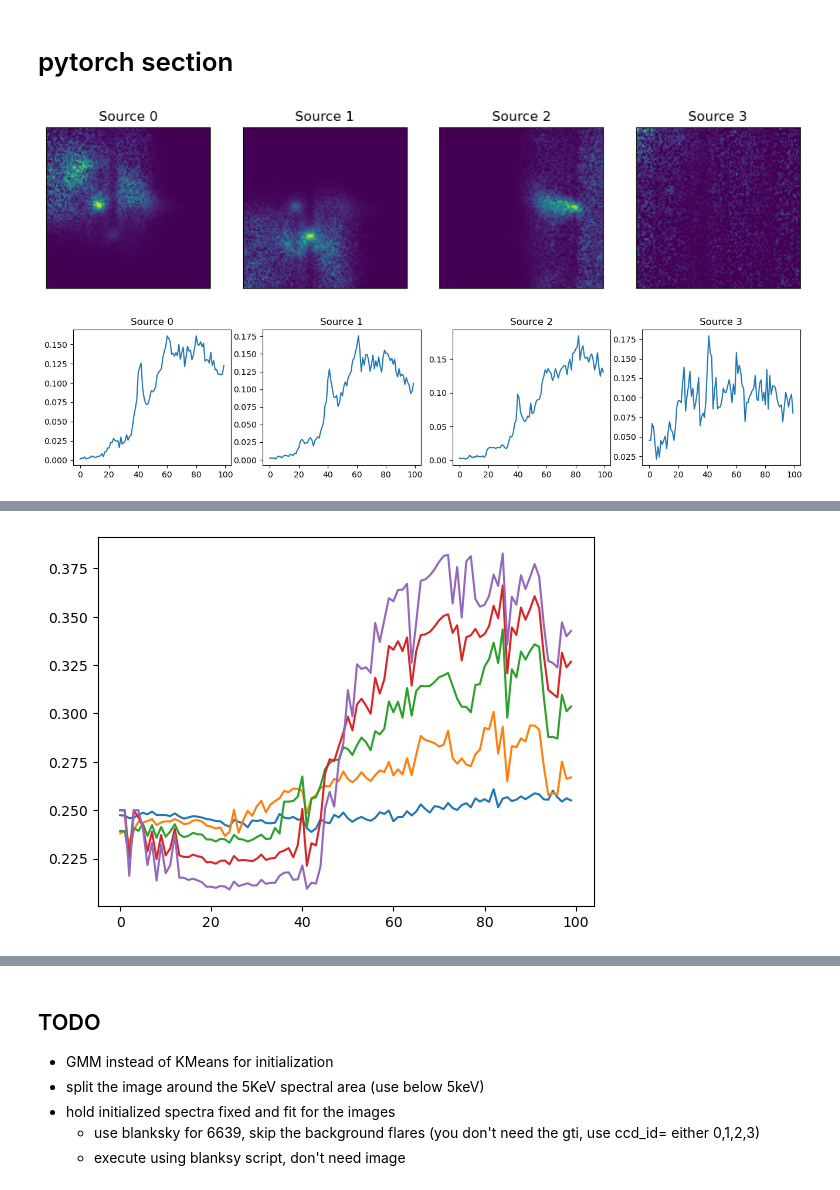
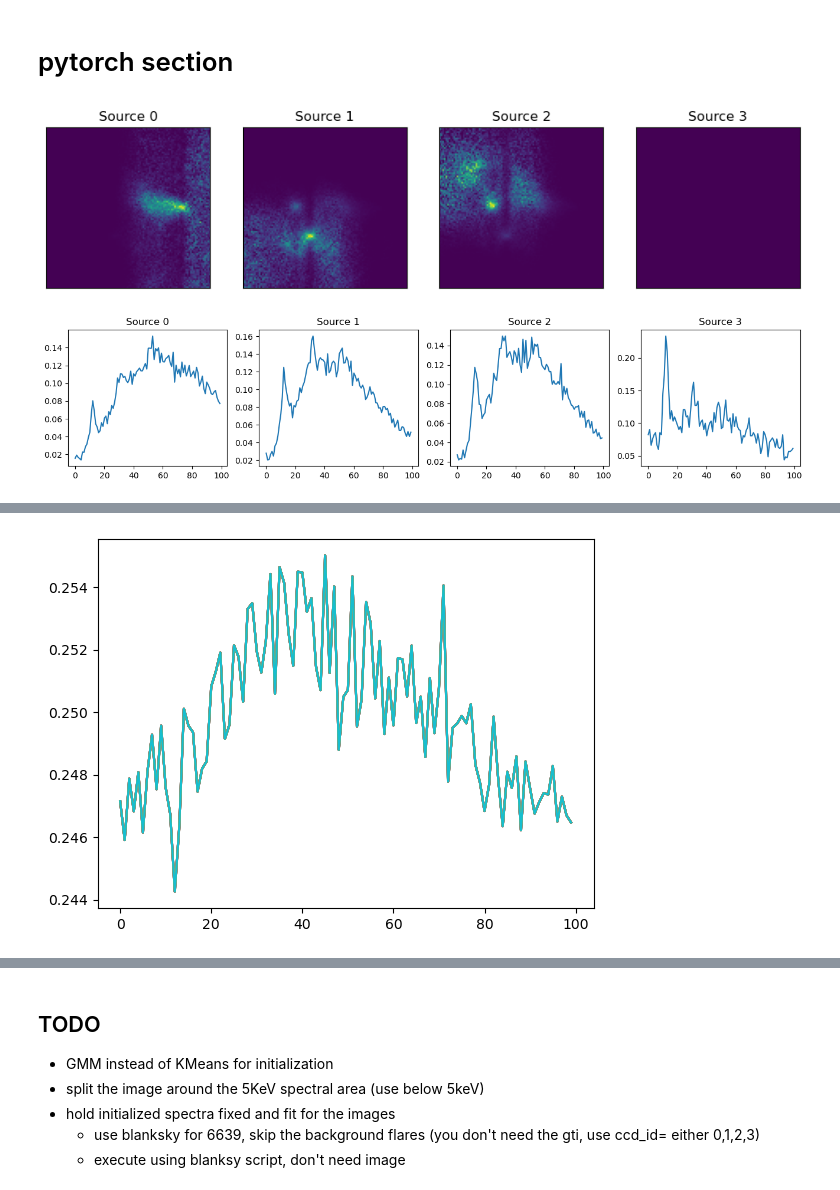
Before and after one commit to star-skelly/dogs_source_separation, a Jupyter notebook: try_pytorch.ipynb, the cells around one changed output, grey strips where cells are left out. Saved outputs shown, nothing was run; the diff lists cells and outputs as text; code cells hidden in the pictures.

```diff
--- a/try_pytorch.ipynb
+++ b/try_pytorch.ipynb
@@ -42,9 +42,9 @@ plt.colorbar()
 <matplotlib.colorbar.Colorbar at 0x...>
 [figure]
 # %%
-## Get initital values for A and S
-EMIN = 1500
-EMAX = 4500
+## Get low energy subset
+EMIN = 2000
+EMAX = 5500
 low_e_subset = df[(df['x'] > XMIN) & (df['x'] < XMAX) & \
             (df['y'] > YMIN) & (df['y'] < YMAX) & \
             (df['energy'] > EMIN) & (df['energy'] < EMAX)]
@@ -350,7 +350,7 @@ spec_hist = np.zeros((NCOMP, 200))
 
 sources_gmm = []
 for i in range(NCOMP):
-    mask = probs[:, i] > 0.7
+    mask = probs[:, i] > 0.6
     sources_gmm.append(low_e_subset[mask])
 
 for i, source in enumerate(sources_gmm):
@@ -437,7 +417,7 @@ for i in range(NCOMP):
 
 
 H_blank, xedges, yedges = np.histogram2d(
-    detx, dety,
+    bg_subset['x'], bg_subset['y'],
     bins=[nx_pixels, ny_pixels],
     range=[x_range, y_range]
 )
@@ -480,7 +460,7 @@ for i, source in enumerate(S.detach().numpy()):
 #spec_hist = torch.tensor([np.histogram(sources[i]['energy'], bins=n_bands)[0]
 #                            for i in range(n_comp)], dtype=torch.float32)
 spec_hist = np.zeros((NCOMP_TRUE, n_bands))
-bg_hist, edges = np.histogram(energy, bins=n_bands, range=(EMIN, EMAX))
+bg_hist, edges = np.histogram(bg_subset['energy'], bins=n_bands, range=(EMIN, EMAX))
 bg_hist = torch.tensor(np.array(bg_hist))
 
 for i in range(NCOMP):
@@ -492,7 +472,7 @@ for i in range(NCOMP):
     )
 spec_hist[i + 1] = bg_hist
 spec_hist = torch.from_numpy(spec_hist)
-A = torch.nn.functional.normalize(spec_hist.T, dim=0).requires_grad_().to(device)
+A = torch.nn.functional.normalize(spec_hist.T, dim=0)#.requires_grad_().to(device)
 
 fig = plt.figure(figsize=(4*NCOMP_TRUE, 3))
 for i, source in enumerate(A.T.detach().numpy()):
@@ -500,20 +480,20 @@ for i, source in enumerate(A.T.detach().numpy()):
     ax.plot(source)
     ax.set_title(f'Source {i}')
 # %% [output]
-[figure, old version]
+[figure, new version]
-[figure, old version]
+[figure, new version]
 # %%
 
-lr = 1.e-4
+lr = 8.e-4
 optimizer = torch.optim.Adam([A, S], lr=lr)
 
 # initialize loss values for plot
 loss_values = []
 
-max_iter = 5000
-lambda_smooth = 10.
-lambda_spec = 1.
-lambda_sparsity = 5.
+max_iter = 10000
+lambda_smooth = 5.
+lambda_spec = 10.
+lambda_sparsity = 0.5
 
 for i in tqdm(range(max_iter)):
         A_pos = torch.clamp(A, min=0)  # non-negativity
@@ -547,4 +532,4 @@ Step 4000, Loss: 231686.5741
-[figure, old version]
+[figure, new version]
 # %%
 plt.xlabel("Epoch")
 plt.ylabel("Loss")
```
Also changed, not shown: parts of 8 cells of this notebook.
